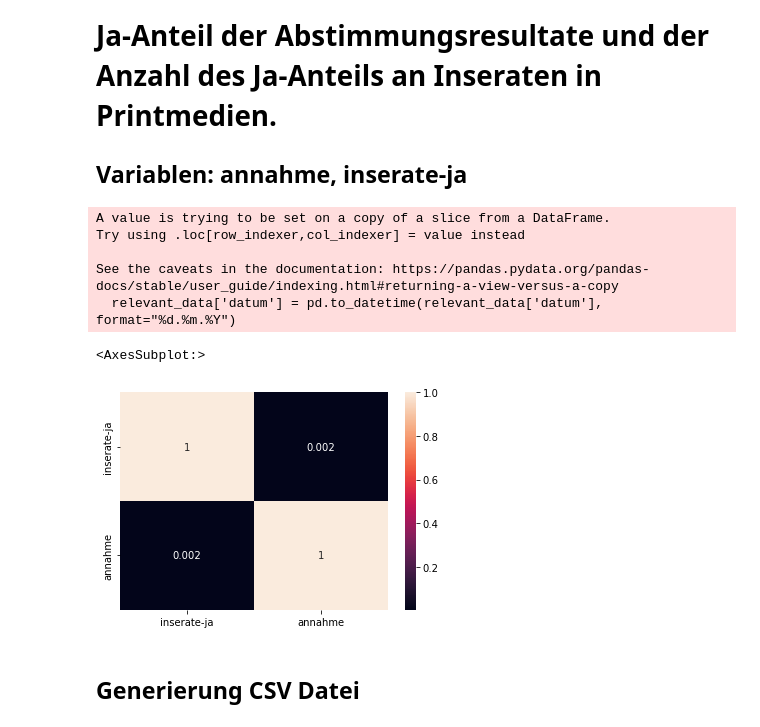
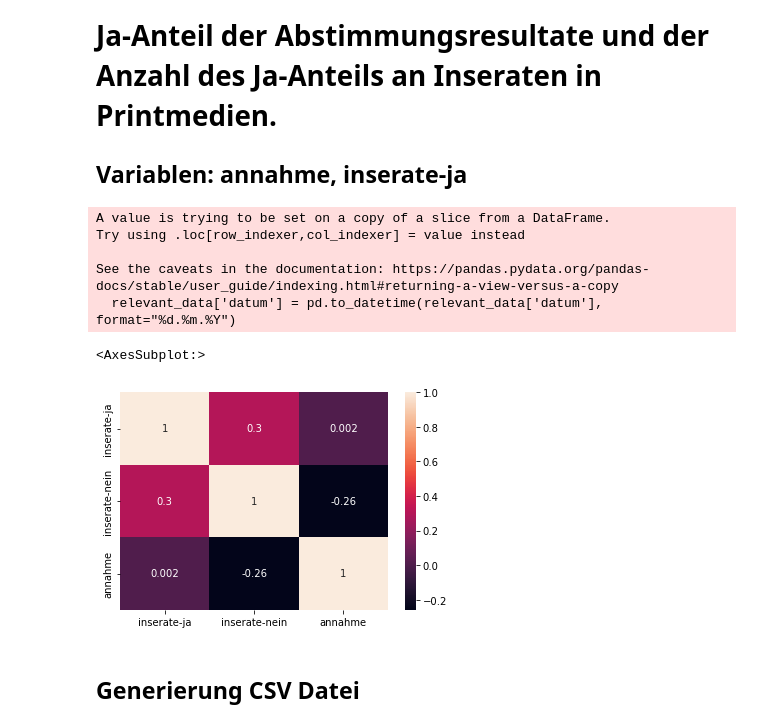
Before and after one commit to YahArt/swissvote-buibid, a Jupyter notebook: BUIBID.ipynb, the cells around one changed output. Saved outputs shown, nothing was run; the diff lists cells and outputs as text; code cells hidden in the pictures.

Commit message:
Update heatmap

```diff
--- a/BUIBID.ipynb
+++ b/BUIBID.ipynb
@@ -389,36 +389,38 @@ import datetime
 
 # Daten einlesen
 data = pd.read_csv('./data/buibid_data_original_utf_8.csv')
 
 # Nur relevante Daten behalten
-relevant_data = data[['datum','titel_kurz_d', 'inserate-ja', 'annahme']]
+relevant_data = data[['datum','titel_kurz_d', 'inserate-ja', 'inserate-nein', 'annahme']]
 
 # Datum in korrekte Datentypen umwandeln
 relevant_data['datum'] = pd.to_datetime(relevant_data['datum'], format="%d.%m.%Y")
 
 # Es kann mehrere Abstimmungen am gleichen Tag geben, sprich wir haben mehrere Einträge mit dem selben Datum.
 # Damit die Einträge eindeutig bleiben und anschliessend auch auf Liniendiagramme angezeigt werden können, versehen wir diese mit einer zeitlichen Komponente.
 for i in relevant_data.index:
     relevant_data.at[i, 'datum']  = relevant_data.at[i, 'datum'] + datetime.timedelta(hours = i % 24)
 
 # Filtern der annahme 0 = Nein und 1 = Ja (es gibt annahmen mit '.', welche wir nicht wollen)
 relevant_data = relevant_data[(relevant_data['annahme'] == '0')|(relevant_data['annahme'] == '1')]
 
-# Herausfilter der inserate-ja mit '.'
+# Herausfilter der inserate-ja /inserate-nein mit '.'
 relevant_data = relevant_data[(relevant_data['inserate-ja'] != '.')].dropna()
+relevant_data = relevant_data[(relevant_data['inserate-nein'] != '.')].dropna()
 
 relevant_data = relevant_data.astype({'inserate-ja':'int'})
+relevant_data = relevant_data.astype({'inserate-nein':'int'})
 relevant_data = relevant_data.astype({'annahme':'int'})
 
 sns.heatmap(relevant_data.corr(), annot=True)
 # %% [output]
 A value is trying to be set on a copy of a slice from a DataFrame.
 Try using .loc[row_indexer,col_indexer] = value instead
 
 See the caveats in the documentation: https://pandas.pydata.org/pandas-docs/stable/user_guide/indexing.html#returning-a-view-versus-a-copy
   relevant_data['datum'] = pd.to_datetime(relevant_data['datum'], format="%d.%m.%Y")
 <AxesSubplot:>
-[figure, old version]
+[figure, new version]
 # %% [markdown]
 ## Generierung CSV Datei
 # %%
```
